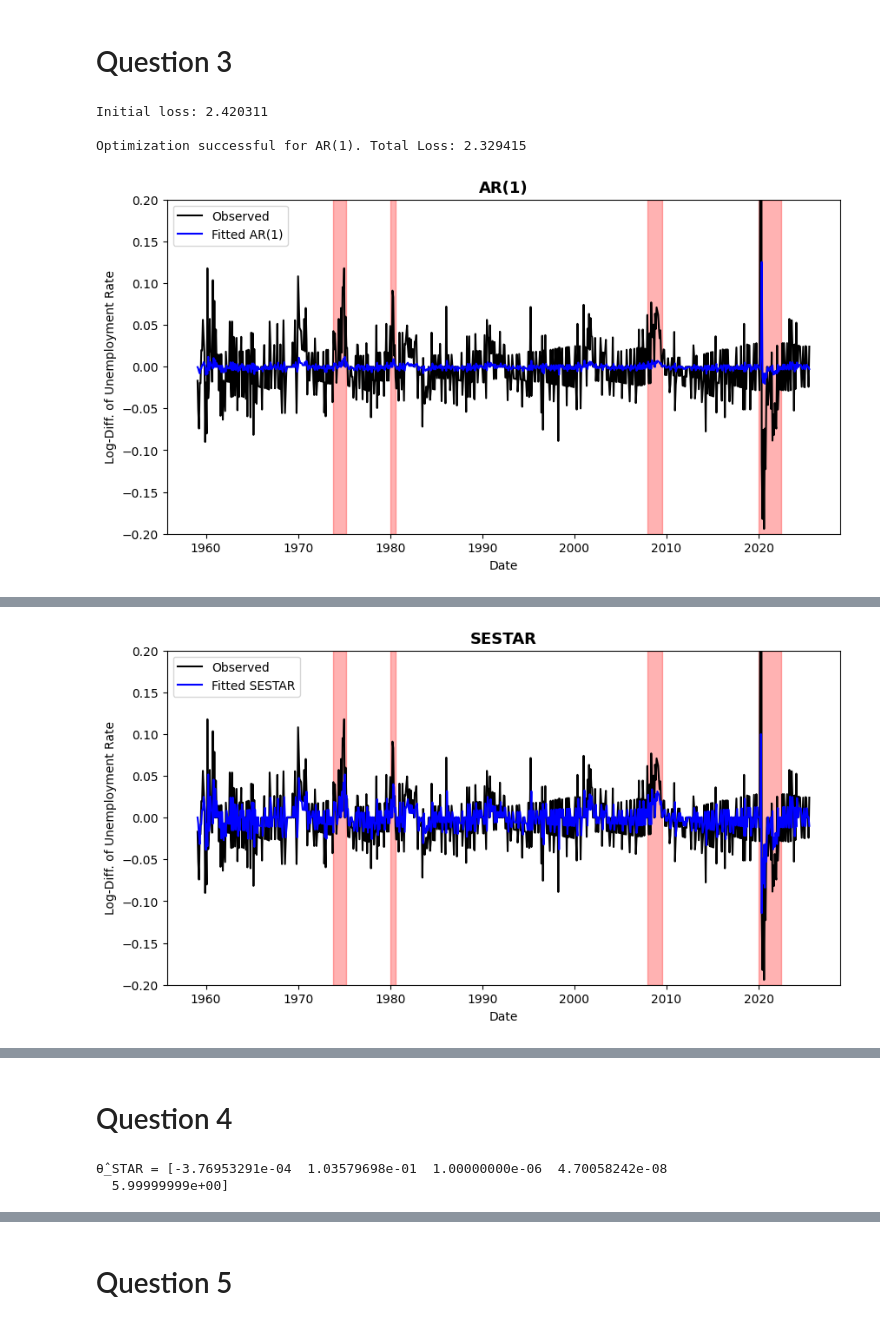
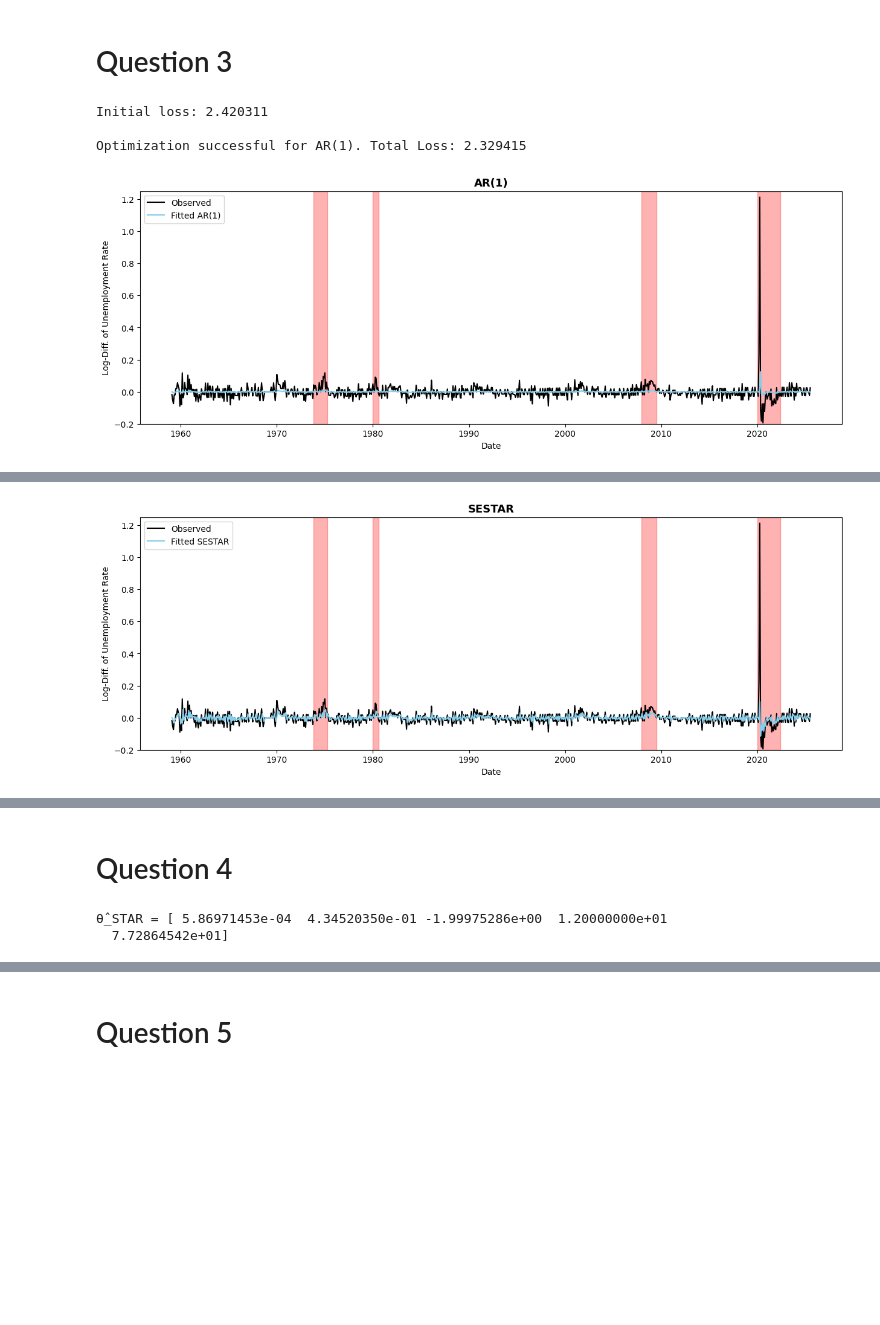
Before and after one commit to avril-rdgz/E_EORM_AECTR_GA2, a Jupyter notebook: Main_notebook_GA2.ipynb, the cells around one changed output, grey strips where cells are left out. Cells and saved outputs as stored; diff of their text form; code cells hidden in the pictures; blank space fills up the shorter version.

```diff
--- a/Main_notebook_GA2.ipynb
+++ b/Main_notebook_GA2.ipynb
@@ -140,11 +148,11 @@ def fit_values(theta, model_name, x, y=None):
 
 theta_init = (0, 0.3, 0, 0, 6)
 param_bounds = [
-    (None, None),  # mu
-    (-1.0, 1.0),   # delta
-    (1e-6, None),  # gamma
-    (None, None),  # alpha
-    (None, None)   # beta
+    (-0.1, 0.1),    # mu
+    (-0.95, 0.95),  # delta
+    (-2.0, 2.0),    # gamma
+    (-12.0, 12.0),  # alpha
+    (-100.0, 100.0) # beta
 ]
 date = df_log_diff['DATE']
 x = df_log_diff['UNRATE']
@@ -171,37 +179,37 @@ for model in model_names:
         theta_optim = np.array([mu, delta, 0, 0, 0])  # to clean up the init values
 
   results_Q3[model] = {
       'theta': theta_optim,
       'total_loss': loss_optim
   }
 
   x_fitted = fit_values(theta_optim, model, x, y)
 
   # Plotting actual vs fitted values
-  plt.figure(figsize=(10, 5))
+  plt.figure(figsize=(15, 5))
   plt.plot(date, x, label='Observed', color='black')
-  plt.plot(date, x_fitted, label=f'Fitted {model}', color='blue')
+  plt.plot(date, x_fitted, label=f'Fitted {model}', color='skyblue')
 
   for start, end in recessions_periods:
     plt.axvspan(pd.to_datetime(start), pd.to_datetime(end), color='red', alpha=0.3)
 
   plt.title(model, fontsize=13, weight='bold')
   plt.xlabel('Date')
   plt.ylabel('Log-Diff. of Unemployment Rate')
-  plt.ylim(-0.2, 0.2)
+  plt.ylim(-0.2, 1.25)
   plt.legend()
 
   # Uncomment to store plot
-  # plt.savefig(f'UNRATE_fitted_{model}.png', bbox_inches='tight', dpi=300)
+  # plt.savefig(f'UNRATE_fitted_{model}.png', bbox_inches='tight', dpi=300)
   plt.show()
 
   plt.close()
 
 theta_hat_star = np.asarray(results_Q3["STAR"]["theta"])
 # %% [output]
 Initial loss: 2.420311
 
 Optimization successful for AR(1). Total Loss: 2.329415
-[figure, old version]
+[figure, new version]
 Initial loss: 2.420311
 
@@ -209,3 +217,3 @@ Optimization successful for SESTAR. Total Loss: 2.175516
-[figure, old version]
+[figure, new version]
 Initial loss: 2.420311
 
@@ -217,8 +225,8 @@ Optimization successful for STAR. Total Loss: 2.329415
 assert "STAR" in results_Q3
 print("θ̂_STAR =", results_Q3["STAR"]["theta"])
 # %% [output]
-θ̂_STAR = [-3.76953291e-04  1.03579698e-01  1.00000000e-06  4.70058242e-08
-  5.99999999e+00]
+θ̂_STAR = [ 5.86971453e-04  4.34520350e-01 -1.99975286e+00  1.20000000e+01
+  7.72864542e+01]
 # %%
 assert len(theta_hat_star) == 5
 date = pd.to_datetime(df_log_diff["DATE"])
```
Also changed, not shown: parts of 10 cells of this notebook.
